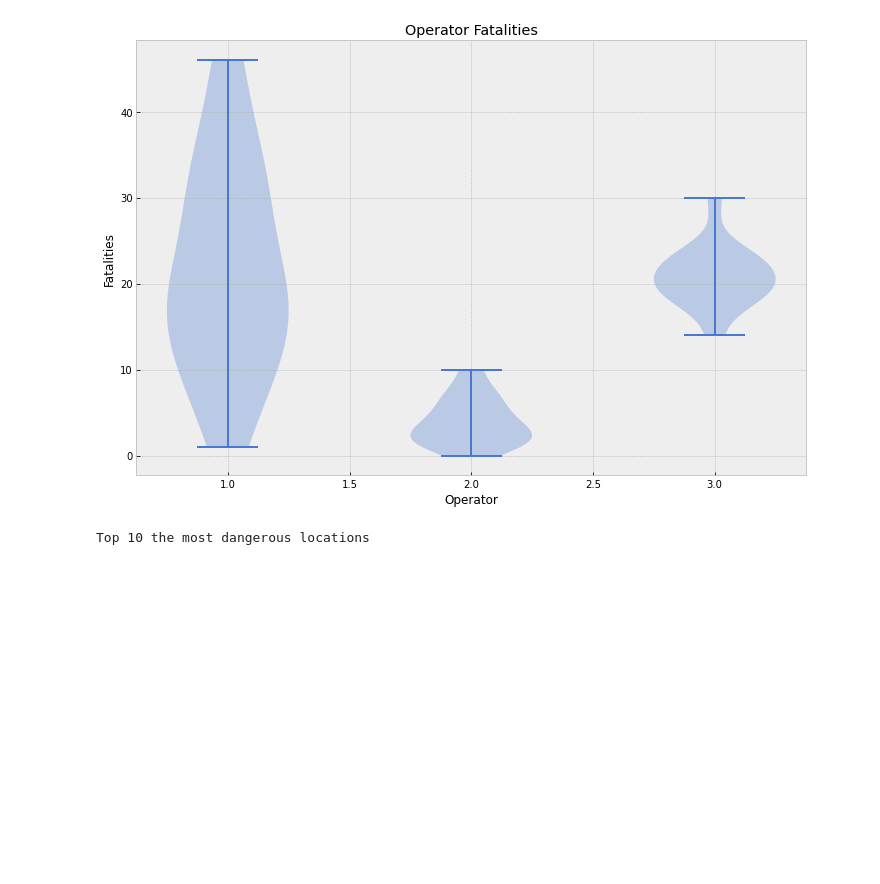
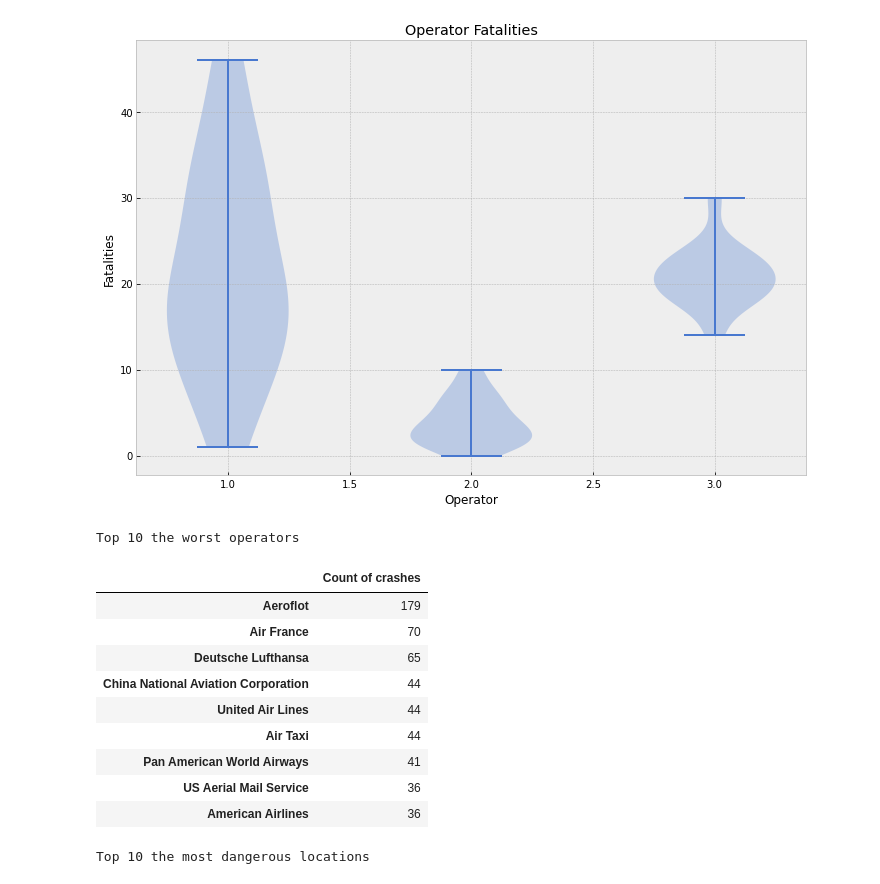
Before and after one commit to sandeepreddyb253/CMPE255-AirplaneCrash, a Jupyter notebook: AirportCrashProject.ipynb, the cells around one changed output. Saved outputs shown, nothing was run; the diff lists cells and outputs as text; code cells hidden in the pictures; blank space fills up the shorter version.

Commit message:
worst flight operators

```diff
--- a/AirportCrashProject.ipynb
+++ b/AirportCrashProject.ipynb
@@ -535,3 +537,25 @@ for year in years:
+# %%
+oper_list = Counter(train['Operator']).most_common(12)
+operators = []
+crashes = []
+for tpl in oper_list:
+    if 'Military' not in tpl[0]:
+        operators.append(tpl[0])
+        crashes.append(tpl[1])
+print('Top 10 the worst operators')
+pd.DataFrame({'Count of crashes' : crashes}, index=operators)
+# %% [output]
+Top 10 the worst operators
+|  | Count of crashes |
+| Aeroflot | 179 |
+| Air France | 70 |
+| Deutsche Lufthansa | 65 |
+| China National Aviation Corporation | 44 |
+| United Air Lines | 44 |
+| Air Taxi | 44 |
+| Pan American World Airways | 41 |
+| US Aerial Mail Service | 36 |
+| American Airlines | 36 |
 # %%
 ###Most Dangerous Locations
 # %%
```
Also changed, not shown: parts of 1 cell of this notebook.
